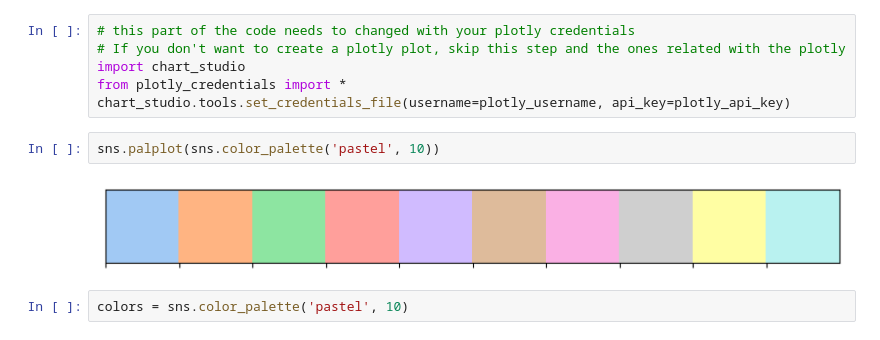
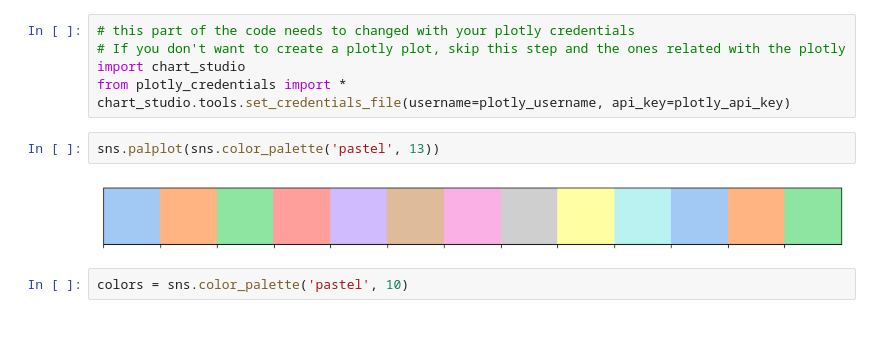
Before and after one commit to stopdemir/ecommerce-data-analysis, a Jupyter notebook: data_analysis.ipynb, the cells around one changed output. Cells and saved outputs as stored; diff of their text form.

Commit message:
changed the color parameter

```diff
--- a/data_analysis.ipynb
+++ b/data_analysis.ipynb
@@ -23,9 +23,9 @@ import chart_studio
 from plotly_credentials import *
 chart_studio.tools.set_credentials_file(username=plotly_username, api_key=plotly_api_key)
 # %%
-sns.palplot(sns.color_palette('pastel', 10))
+sns.palplot(sns.color_palette('pastel', 13))
 # %% [output]
-[figure, old version]
+[figure, new version]
 # %%
 colors = sns.color_palette('pastel', 10)
 # %%
```
